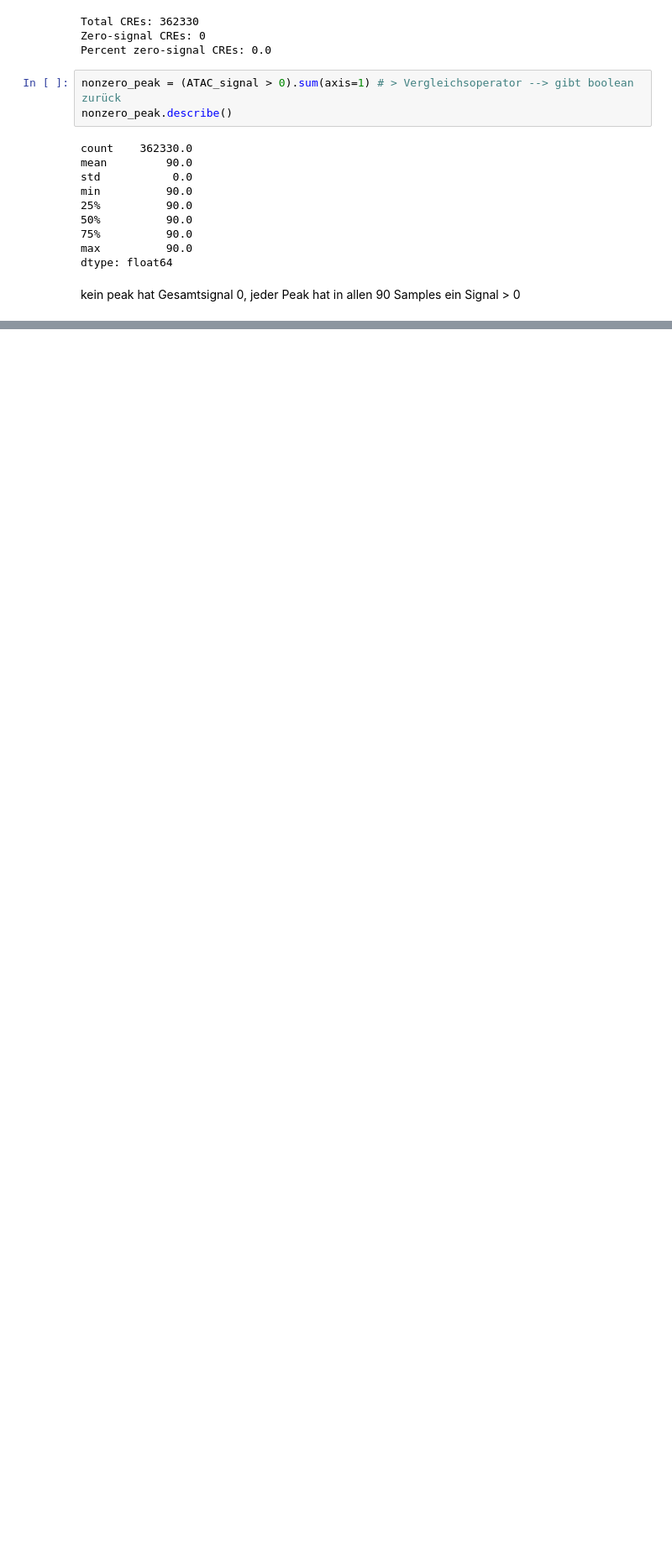
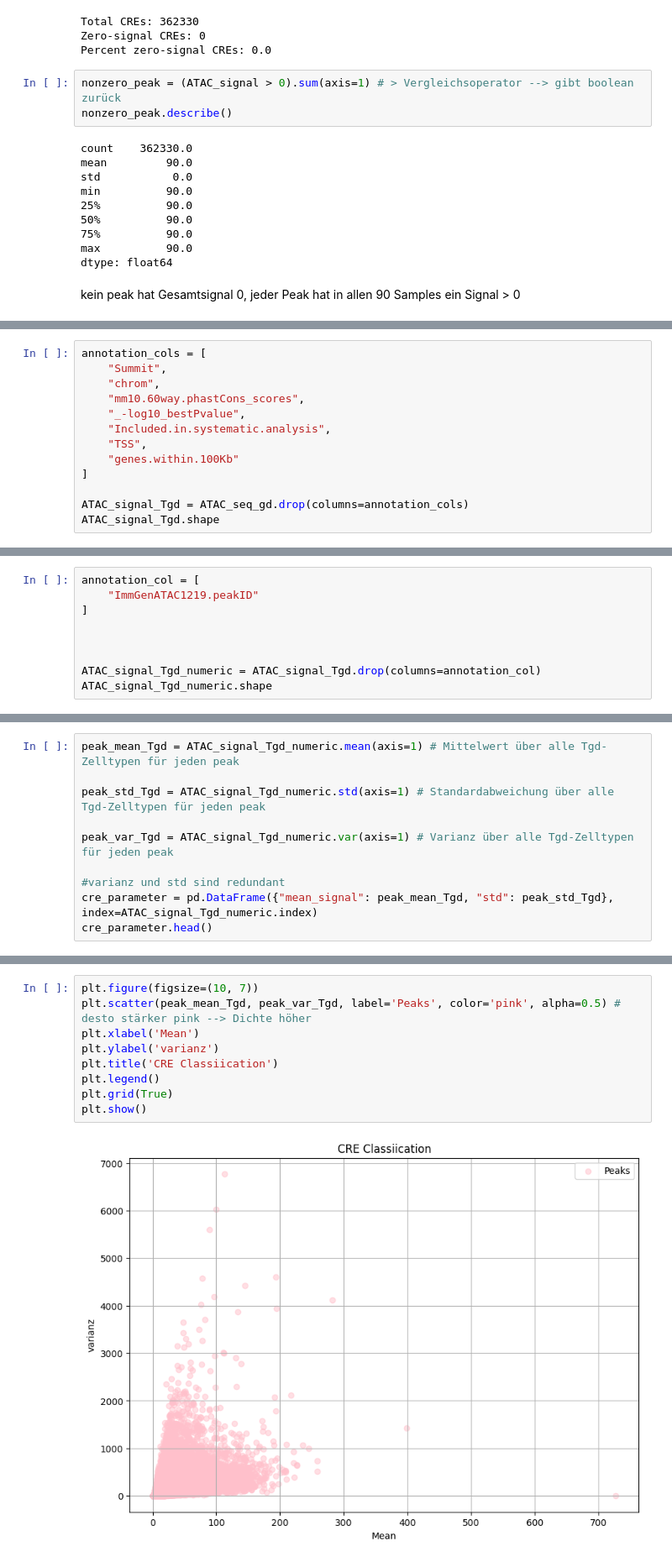
Before and after one commit to datascience-mobi-2026/topic04_team03, a Jupyter notebook: jupyter_rosa.ipynb, the cells around one changed output, grey strips where cells are left out. Shown at 84% size. Drawn from its saved outputs; the diff is of its cells as text; blank space fills up the shorter version.

```diff
--- a/jupyter_rosa.ipynb
+++ b/jupyter_rosa.ipynb
@@ -521,0 +634,13 @@ Length: 362330, dtype: float64
+# %%
+annotation_cols = [
+    "Summit",
+    "chrom",
+    "mm10.60way.phastCons_scores",
+    "_-log10_bestPvalue",
+    "Included.in.systematic.analysis",
+    "TSS",
+    "genes.within.100Kb"
+]
+
+ATAC_signal_Tgd = ATAC_seq_gd.drop(columns=annotation_cols)
+ATAC_signal_Tgd.shape
@@ -521,0 +649,9 @@ Length: 362330, dtype: float64
+# %%
+annotation_col = [
+    "ImmGenATAC1219.peakID"
+]
+
+
+
+ATAC_signal_Tgd_numeric = ATAC_signal_Tgd.drop(columns=annotation_col)
+ATAC_signal_Tgd_numeric.shape
@@ -521,0 +662,10 @@ Length: 362330, dtype: float64
+# %%
+peak_mean_Tgd = ATAC_signal_Tgd_numeric.mean(axis=1) # Mittelwert über alle Tgd-Zelltypen für jeden peak
+
+peak_std_Tgd = ATAC_signal_Tgd_numeric.std(axis=1) # Standardabweichung über alle Tgd-Zelltypen für jeden peak
+
+peak_var_Tgd = ATAC_signal_Tgd_numeric.var(axis=1) # Varianz über alle Tgd-Zelltypen für jeden peak
+
+#varianz und std sind redundant
+cre_parameter = pd.DataFrame({"mean_signal": peak_mean_Tgd, "std": peak_std_Tgd}, index=ATAC_signal_Tgd_numeric.index)
+cre_parameter.head()
@@ -521,0 +681,11 @@ Length: 362330, dtype: float64
+# %%
+plt.figure(figsize=(10, 7))
+plt.scatter(peak_mean_Tgd, peak_var_Tgd, label='Peaks', color='pink', alpha=0.5) # desto stärker pink --> Dichte höher
+plt.xlabel('Mean')
+plt.ylabel('varianz')
+plt.title('CRE Classiication')
+plt.legend()
+plt.grid(True)
+plt.show()
+# %% [output]
+[figure, added]
```
Also changed, not shown: parts of 85 cells of this notebook.
